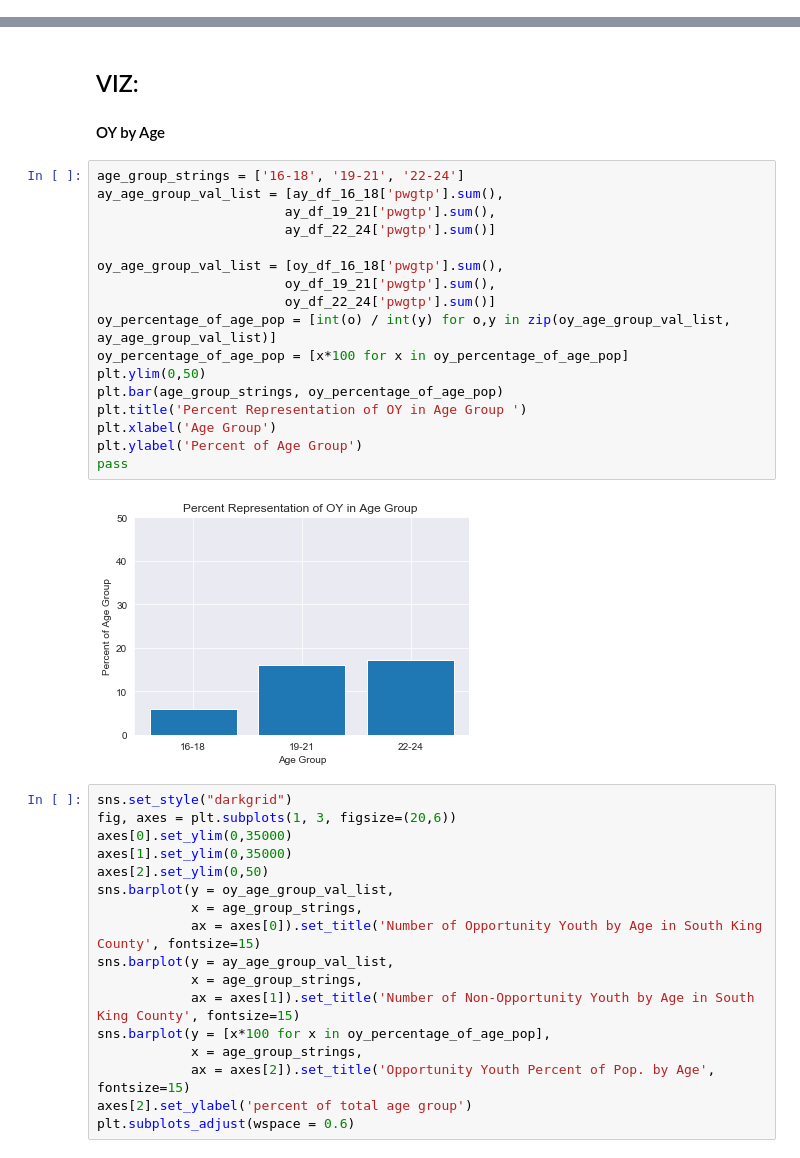
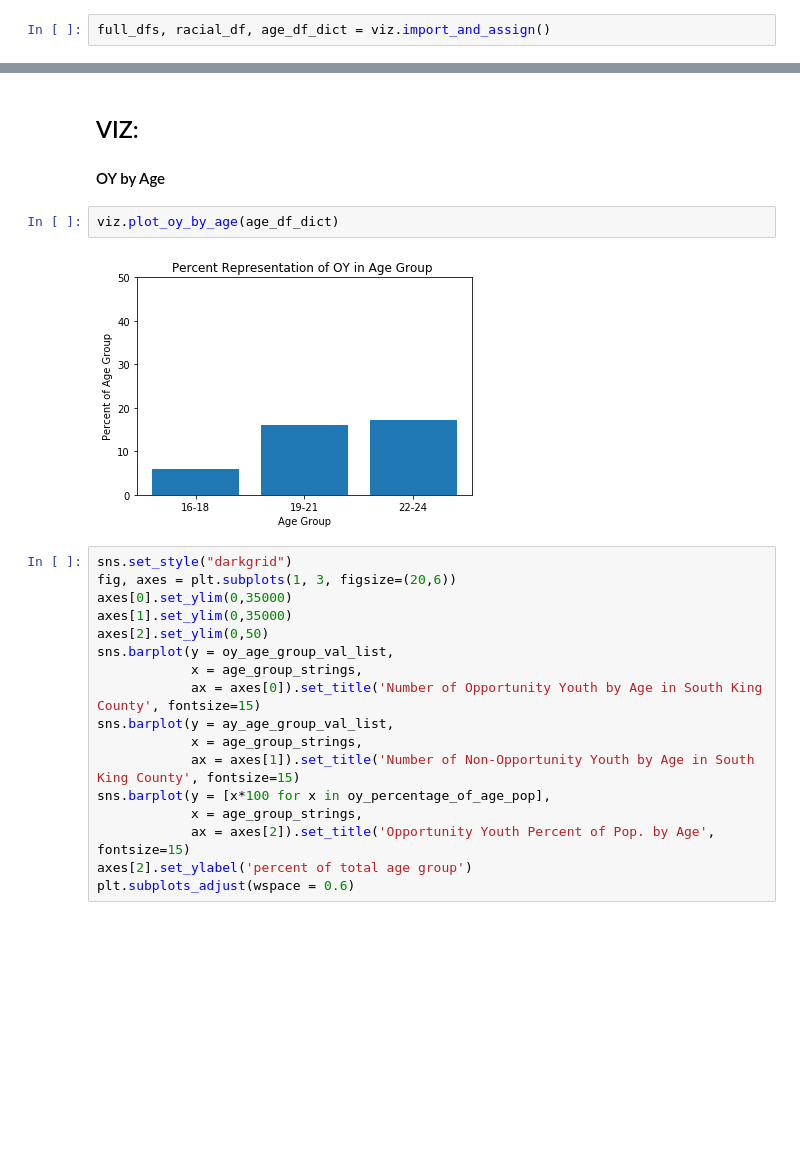
Before and after one commit to sam-thurman/dsc-mod-1-project-seattle-ds, a Jupyter notebook: notebooks/exploratory/02_samt_v2_exploratory.ipynb, the cells around one changed output, grey strips where cells are left out. Cells and saved outputs as stored; diff of their text form; blank space fills up the shorter version.

```diff
--- a/notebooks/exploratory/02_samt_v2_exploratory.ipynb
+++ b/notebooks/exploratory/02_samt_v2_exploratory.ipynb
@@ -50,3 +34,5 @@ oy_df_22_24 = pd.read_csv('oy_df_22_24.csv')
+# %%
+full_dfs, racial_df, age_df_dict = viz.import_and_assign()
 # %% [markdown]
 ## VIZ:
 #### OY in 2016 vs. 2020
@@ -59,25 +43,10 @@ pass
 # %% [markdown]
 ## VIZ:
 #### OY by Age
-# %%
-age_group_strings = ['16-18', '19-21', '22-24']
-ay_age_group_val_list = [ay_df_16_18['pwgtp'].sum(),
-                        ay_df_19_21['pwgtp'].sum(),
-                        ay_df_22_24['pwgtp'].sum()]
-
-oy_age_group_val_list = [oy_df_16_18['pwgtp'].sum(),
-                        oy_df_19_21['pwgtp'].sum(),
-                        oy_df_22_24['pwgtp'].sum()]
-oy_percentage_of_age_pop = [int(o) / int(y) for o,y in zip(oy_age_group_val_list, ay_age_group_val_list)]
-oy_percentage_of_age_pop = [x*100 for x in oy_percentage_of_age_pop]
-plt.ylim(0,50)
-plt.bar(age_group_strings, oy_percentage_of_age_pop)
-plt.title('Percent Representation of OY in Age Group ')
-plt.xlabel('Age Group')
-plt.ylabel('Percent of Age Group')
-pass
-# %% [output]
-[figure, removed]
+# %%
+viz.plot_oy_by_age(age_df_dict)
+# %% [output]
+[figure, added]
 # %%
 sns.set_style("darkgrid")
 fig, axes = plt.subplots(1, 3, figsize=(20,6))
```
Also changed, not shown: parts of 5 cells of this notebook, 1 other file.
